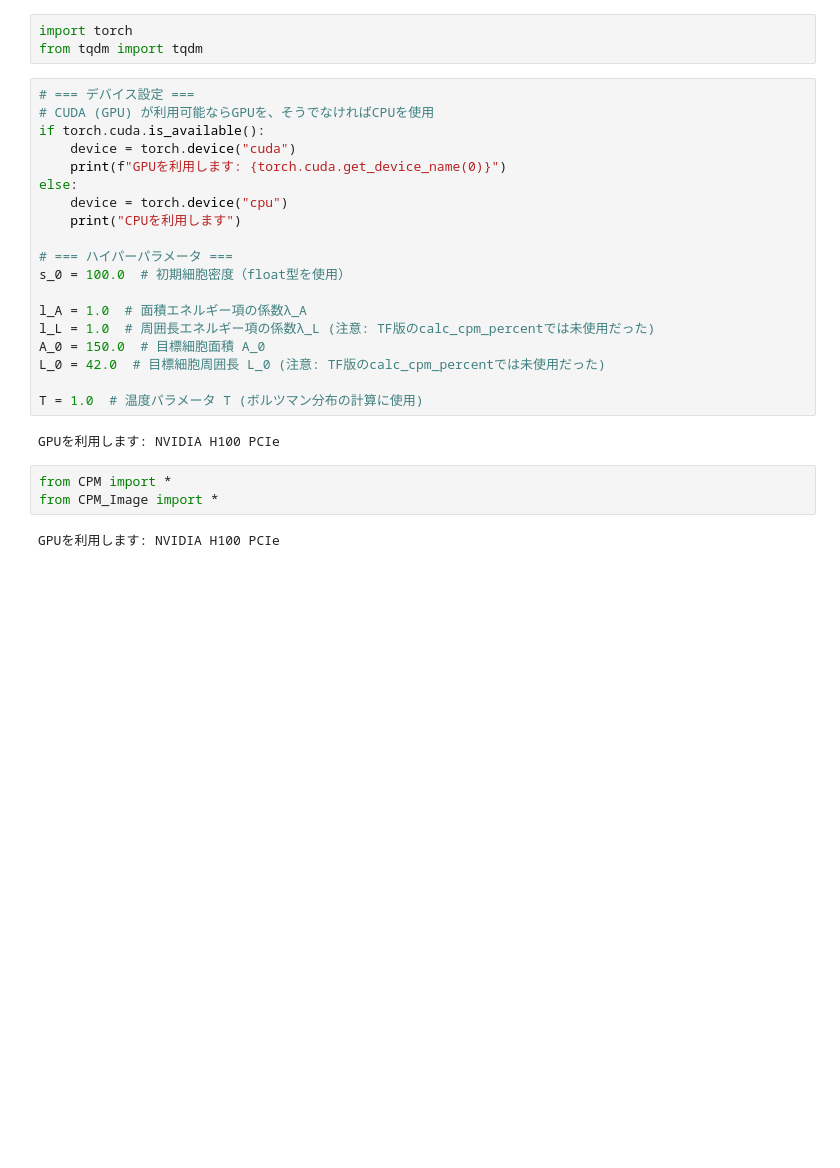
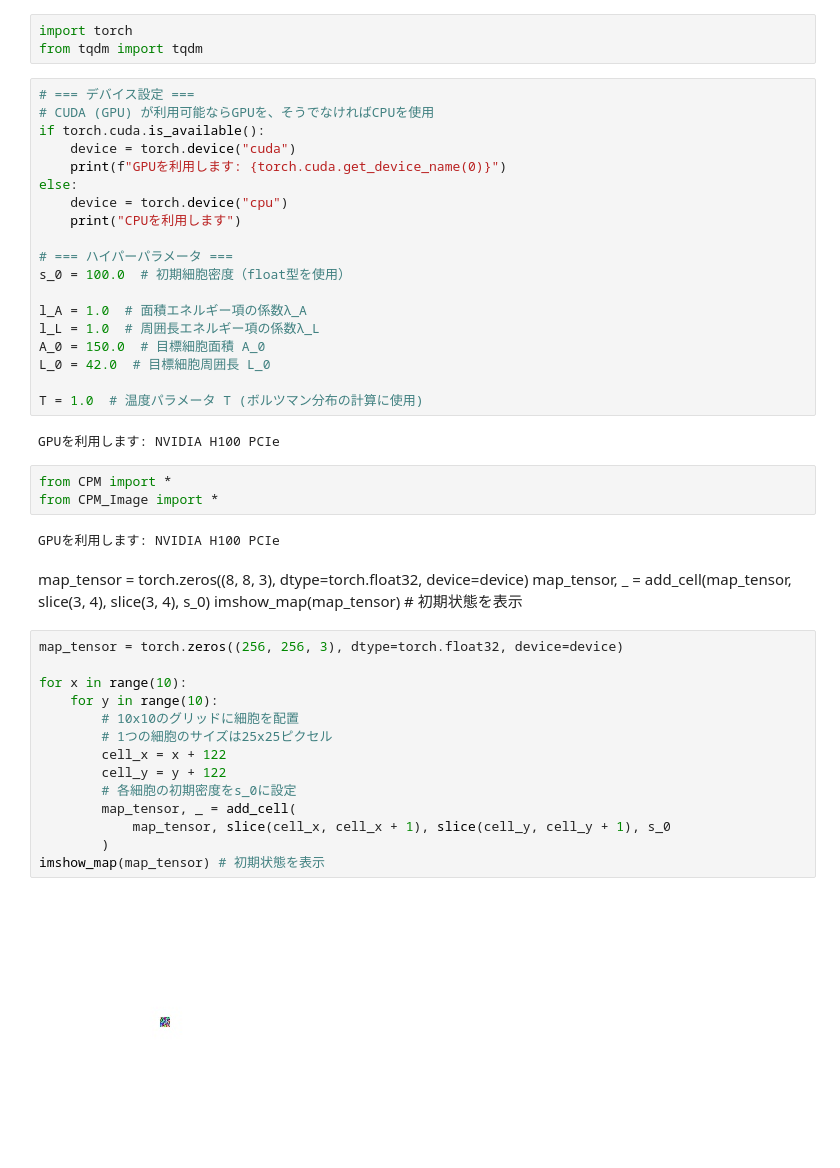
Before and after one commit to KotShinZ/cpm_torch, a Jupyter notebook: CPM_main.ipynb, the cells around one changed output. Saved outputs shown, nothing was run; the diff lists cells and outputs as text; blank space fills up the shorter version.

```diff
--- a/CPM_main.ipynb
+++ b/CPM_main.ipynb
@@ -15,9 +15,9 @@ else:
 s_0 = 100.0  # 初期細胞密度（float型を使用）
 
 l_A = 1.0  # 面積エネルギー項の係数λ_A
-l_L = 1.0  # 周囲長エネルギー項の係数λ_L (注意: TF版のcalc_cpm_percentでは未使用だった)
+l_L = 1.0  # 周囲長エネルギー項の係数λ_L
 A_0 = 150.0  # 目標細胞面積 A_0
-L_0 = 42.0  # 目標細胞周囲長 L_0 (注意: TF版のcalc_cpm_percentでは未使用だった)
+L_0 = 42.0  # 目標細胞周囲長 L_0
 
 T = 1.0  # 温度パラメータ T (ボルツマン分布の計算に使用)
 # %% [output]
@@ -27,4 +27,24 @@ from CPM import *
 from CPM_Image import *
 # %% [output]
 GPUを利用します: NVIDIA H100 PCIe
+# %% [markdown]
+map_tensor = torch.zeros((8, 8, 3), dtype=torch.float32, device=device)
+map_tensor, _ = add_cell(map_tensor, slice(3, 4), slice(3, 4), s_0)
+imshow_map(map_tensor) # 初期状態を表示
+# %%
+map_tensor = torch.zeros((256, 256, 3), dtype=torch.float32, device=device)
+
+for x in range(10):
+    for y in range(10):
+        # 10x10のグリッドに細胞を配置
+        # 1つの細胞のサイズは25x25ピクセル
+        cell_x = x + 122
+        cell_y = y + 122
+        # 各細胞の初期密度をs_0に設定
+        map_tensor, _ = add_cell(
+            map_tensor, slice(cell_x, cell_x + 1), slice(cell_y, cell_y + 1), s_0
+        )
+imshow_map(map_tensor) # 初期状態を表示
+# %% [output]
+[figure, added]
 # %%
```
Also changed, not shown: parts of 1 cell of this notebook, 3 other files.
